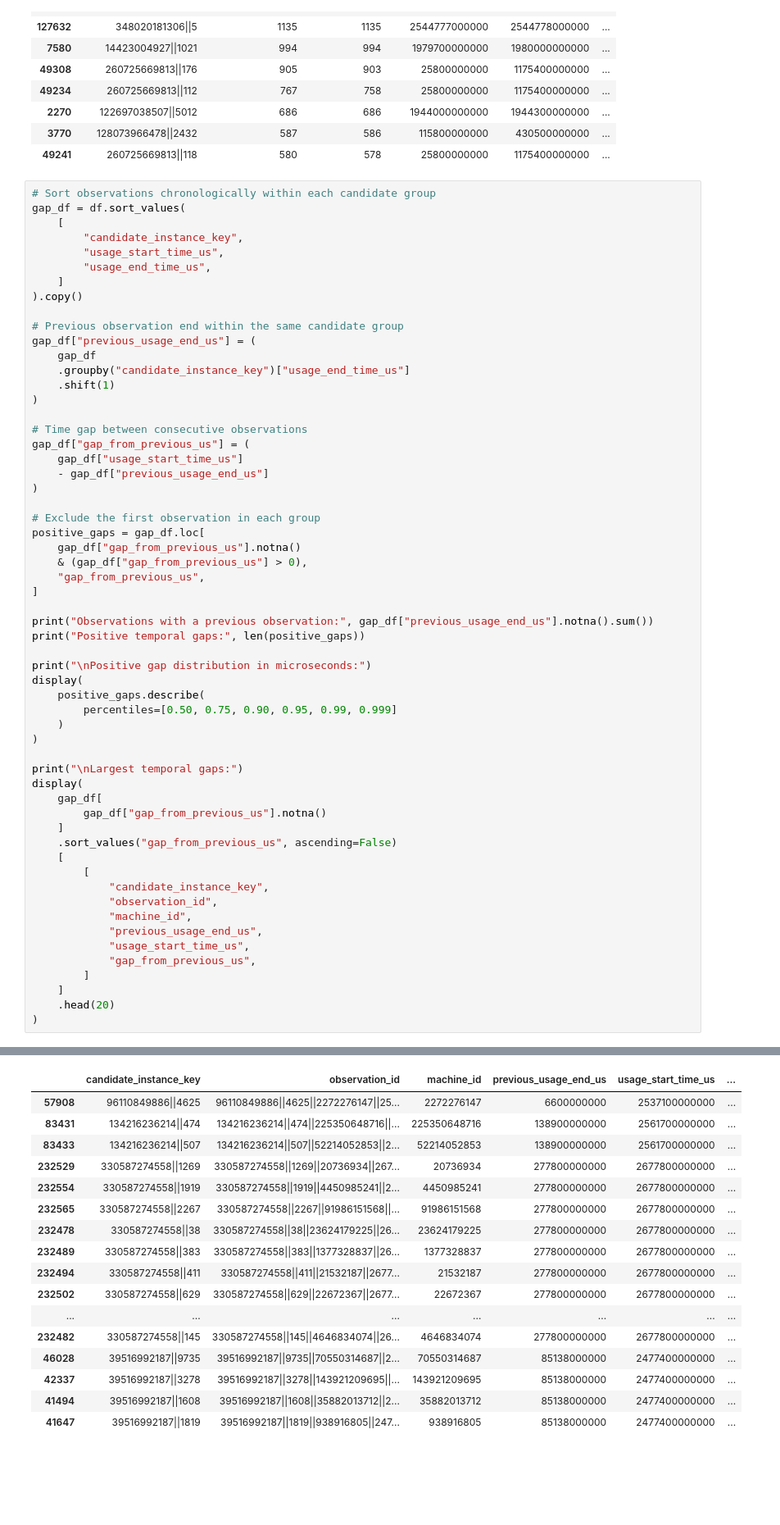
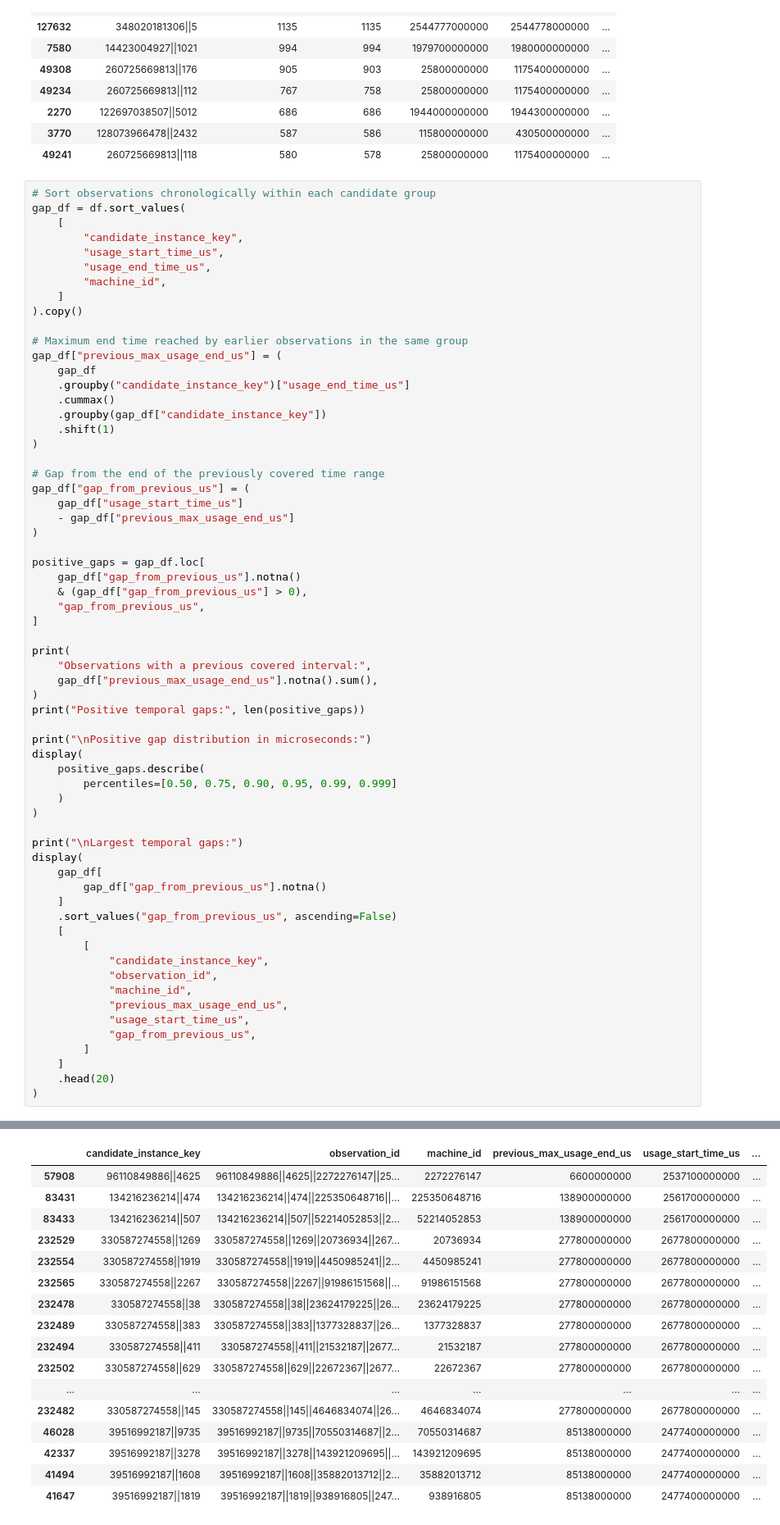
Before and after one commit to sonalilonkar1/masters-project, a Jupyter notebook: pipelines/google_subset/02_reconstructExecutions.ipynb, the cells around one changed output, grey strips where cells are left out. Shown at 82% size. Saved outputs shown, nothing was run; the diff lists cells and outputs as text; blank space fills up the shorter version.

```diff
--- a/pipelines/google_subset/02_reconstructExecutions.ipynb
+++ b/pipelines/google_subset/02_reconstructExecutions.ipynb
@@ -346,30 +292,35 @@ gap_df = df.sort_values(
         "candidate_instance_key",
         "usage_start_time_us",
         "usage_end_time_us",
+        "machine_id",
     ]
 ).copy()
 
-# Previous observation end within the same candidate group
-gap_df["previous_usage_end_us"] = (
+# Maximum end time reached by earlier observations in the same group
+gap_df["previous_max_usage_end_us"] = (
     gap_df
     .groupby("candidate_instance_key")["usage_end_time_us"]
+    .cummax()
+    .groupby(gap_df["candidate_instance_key"])
     .shift(1)
 )
 
-# Time gap between consecutive observations
+# Gap from the end of the previously covered time range
 gap_df["gap_from_previous_us"] = (
     gap_df["usage_start_time_us"]
-    - gap_df["previous_usage_end_us"]
+    - gap_df["previous_max_usage_end_us"]
 )
 
-# Exclude the first observation in each group
 positive_gaps = gap_df.loc[
     gap_df["gap_from_previous_us"].notna()
     & (gap_df["gap_from_previous_us"] > 0),
     "gap_from_previous_us",
 ]
 
-print("Observations with a previous observation:", gap_df["previous_usage_end_us"].notna().sum())
+print(
+    "Observations with a previous covered interval:",
+    gap_df["previous_max_usage_end_us"].notna().sum(),
+)
 print("Positive temporal gaps:", len(positive_gaps))
 
 print("\nPositive gap distribution in microseconds:")
@@ -390,7 +341,7 @@ display(
             "candidate_instance_key",
             "observation_id",
             "machine_id",
-            "previous_usage_end_us",
+            "previous_max_usage_end_us",
             "usage_start_time_us",
             "gap_from_previous_us",
         ]
@@ -402,20 +353,20 @@ Observations with a previous observation: 162948
 Positive temporal gaps: 10639
 
 Positive gap distribution in microseconds:
 count                 10639.0
 mean      599492682018.986694
 std       585178365982.275879
 min              1500000000.0
 50%            346200000000.0
 75%           1047300000000.0
 90%           1521900000000.0
 95%           1774013000000.0
 99%      2222692340000.015625
 99.9%         2400000000000.0
 max           2530500000000.0
 Name: gap_from_previous_us, dtype: Float64
 Largest temporal gaps:
-|  | candidate_instance_key | observation_id | machine_id | previous_usage_end_us | usage_start_time_us | ... |
+|  | candidate_instance_key | observation_id | machine_id | previous_max_usage_end_us | usage_start_time_us | ... |
 | 57908 | 96110849886||4625 | 96110849886||4625||2272276147||25... | 2272276147 | 6600000000 | 2537100000000 | ... |
 | 83431 | 134216236214||474 | 134216236214||474||225350648716||... | 225350648716 | 138900000000 | 2561700000000 | ... |
 | 83433 | 134216236214||507 | 134216236214||507||52214052853||2... | 52214052853 | 138900000000 | 2561700000000 | ... |
```
Also changed, not shown: parts of 7 cells of this notebook.
